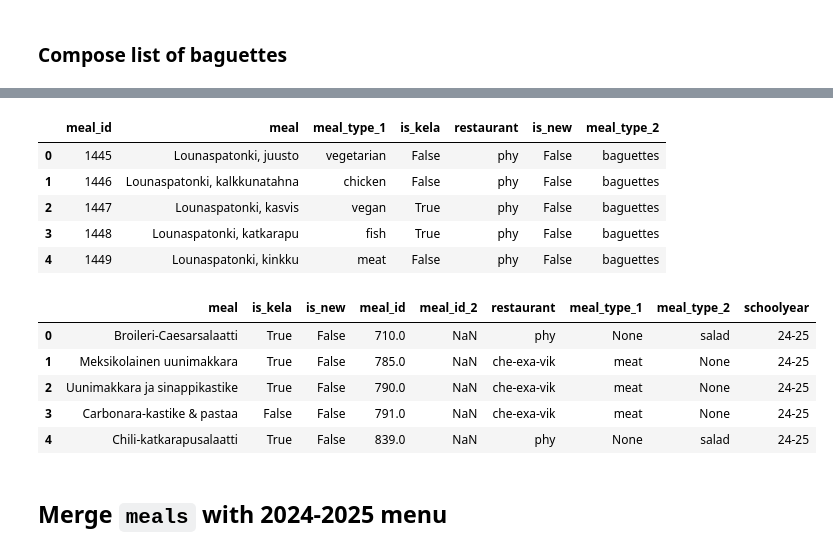
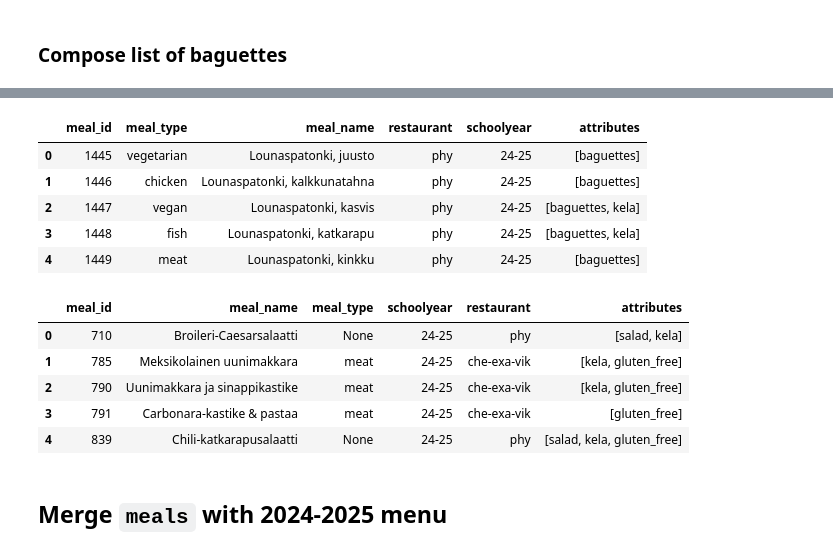
Before and after one commit to Food-Waste-Optimization/Food-Waste-Optimization, a Jupyter notebook: notebooks/phase_4/1_extract_dims/dim_meals.ipynb, the cells around one changed output, grey strips where cells are left out. Cells and saved outputs as stored; diff of their text form; code cells hidden in the pictures.

Commit message:
Modify code extracting meals to adapt with new raw data schemas

```diff
--- a/notebooks/phase_4/1_extract_dims/dim_meals.ipynb
+++ b/notebooks/phase_4/1_extract_dims/dim_meals.ipynb
@@ -28,6 +25,8 @@ def hamming_distance(s1: str, s2: str) -> float:
     return dist
 # %%
 meals = {}
+
+map_mealname2id = {}
 # %% [markdown]
 ## Process meal list
 # %%
@@ -77,7 +76,7 @@ def _f_extract_tag(s: str):
     return pd.Series({'meal': meal_name, 'tag': tag})
 
 meal_list['meal'] = meal_list['meal'].str.strip().apply(_f_extract_tag)['meal']
-
+meal_list = meal_list.groupby('meal').first().reset_index()
 
 
 meal_list['meal_type'] = meal_list['meal_type'].str.strip().map({
@@ -338,38 +290,39 @@ baguettes['meal_type'] = baguettes['meal_type'].map({
     'kana': 'chicken',
     'vegaani': 'vegan',
     'kala': 'fish',
-    'not mapped': np.nan,
     'liha': 'meat'
 })
-baguettes.rename(columns={'meal_type': 'meal_type_1'}, inplace=True)
+baguettes['meal_name'] = baguettes['meal'].str.strip()
 
 
 # Add other columns
 baguettes['restaurant'] = 'phy'
-baguettes['is_new'] = False
-baguettes['is_kela'] = baguettes['is_kela'].apply(lambda x: x is not np.nan)
-baguettes['meal_type_2'] = 'baguettes'
+
+baguettes['schoolyear'] = '24-25'
+
+baguettes['attributes'] = baguettes['is_kela'].apply(lambda x: ['baguettes', 'kela'] if x else ['baguettes'])
+
+# Remove redundant columns
+baguettes = baguettes.drop(columns=['is_kela', 'meal'])
 
 baguettes.head()
 # %% [output]
-|  | meal_id | meal | meal_type_1 | is_kela | restaurant | is_new | meal_type_2 |
-| 0 | 1445 | Lounaspatonki, juusto | vegetarian | False | phy | False | baguettes |
-| 1 | 1446 | Lounaspatonki, kalkkunatahna | chicken | False | phy | False | baguettes |
-| 2 | 1447 | Lounaspatonki, kasvis | vegan | True | phy | False | baguettes |
-| 3 | 1448 | Lounaspatonki, katkarapu | fish | True | phy | False | baguettes |
-| 4 | 1449 | Lounaspatonki, kinkku | meat | False | phy | False | baguettes |
+|  | meal_id | meal_type | meal_name | restaurant | schoolyear | attributes |
+| 0 | 1445 | vegetarian | Lounaspatonki, juusto | phy | 24-25 | [baguettes] |
+| 1 | 1446 | chicken | Lounaspatonki, kalkkunatahna | phy | 24-25 | [baguettes] |
+| 2 | 1447 | vegan | Lounaspatonki, kasvis | phy | 24-25 | [baguettes, kela] |
+| 3 | 1448 | fish | Lounaspatonki, katkarapu | phy | 24-25 | [baguettes, kela] |
+| 4 | 1449 | meat | Lounaspatonki, kinkku | phy | 24-25 | [baguettes] |
 # %%
 menus = pd.concat([menus, baguettes], ignore_index=True)
-menus['schoolyear'] = "24-25"
-
 
 menus.head()
 # %% [output]
-|  | meal | is_kela | is_new | meal_id | meal_id_2 | restaurant | meal_type_1 | meal_type_2 | schoolyear |
-| 0 | Broileri-Caesarsalaatti | True | False | 710.0 | NaN | phy | None | salad | 24-25 |
-| 1 | Meksikolainen uunimakkara | True | False | 785.0 | NaN | che-exa-vik | meat | None | 24-25 |
-| 2 | Uunimakkara ja sinappikastike | True | False | 790.0 | NaN | che-exa-vik | meat | None | 24-25 |
-| 3 | Carbonara-kastike & pastaa | False | False | 791.0 | NaN | che-exa-vik | meat | None | 24-25 |
-| 4 | Chili-katkarapusalaatti | True | False | 839.0 | NaN | phy | None | salad | 24-25 |
+|  | meal_id | meal_name | meal_type | schoolyear | restaurant | attributes |
+| 0 | 710 | Broileri-Caesarsalaatti | None | 24-25 | phy | [salad, kela] |
+| 1 | 785 | Meksikolainen uunimakkara | meat | 24-25 | che-exa-vik | [kela, gluten_free] |
+| 2 | 790 | Uunimakkara ja sinappikastike | meat | 24-25 | che-exa-vik | [kela, gluten_free] |
+| 3 | 791 | Carbonara-kastike & pastaa | meat | 24-25 | che-exa-vik | [gluten_free] |
+| 4 | 839 | Chili-katkarapusalaatti | None | 24-25 | phy | [salad, kela, gluten_free] |
 # %% [markdown]
 ## Merge `meals` with 2024-2025 menu
```
Also changed, not shown: parts of 43 cells of this notebook.
